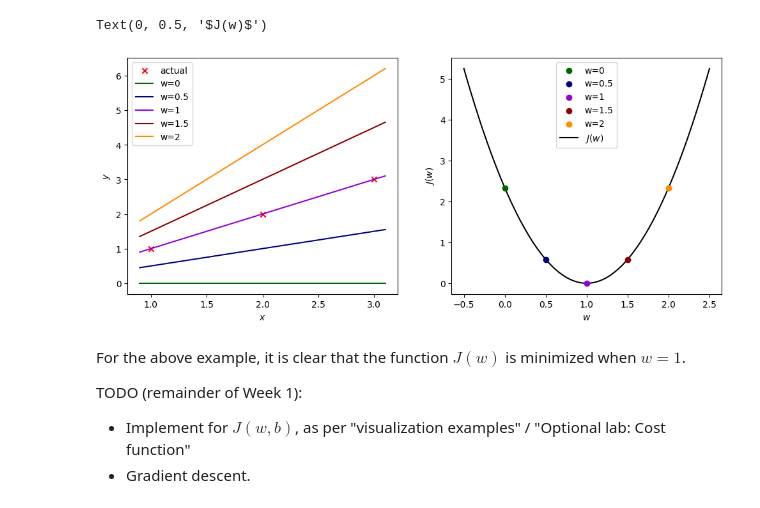
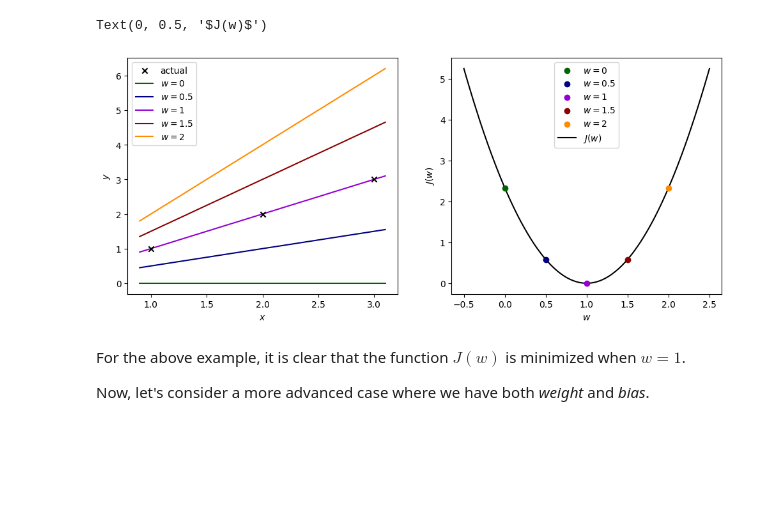
Before and after one commit to multipitch/ml, a Jupyter notebook: 01.ipynb, the cells around one changed output. Drawn from its saved outputs; the diff is of its cells as text; code cells hidden in the pictures; blank space fills up the shorter version.

```diff
--- a/01.ipynb
+++ b/01.ipynb
@@ -133,56 +137,52 @@ Suppose we have the following training set:
 
 We can plot the values of $J(w)$ as a function of $w$:
 # %%
-import matplotlib.pyplot as plt
-import numpy as np
-
 x = np.array([1, 2, 3])
 y = np.array([1, 2, 3])
-m = len(x)
+
 
 def J_w(x, y, w):
-    return (1 / (2 * m)) * np.sum(np.square(x * w - y), axis=0)
+    squared_diff = np.square(x * w - y)
+    return (1 / (2 * x.shape[0])) * np.sum(squared_diff, axis=0)
 
-def J_w_vectorized(x, y, w_vector):
-    x_col = x [:, None] # convert 1D array to 2D column vector
-    y_col = y [:, None] # convert 1D array to 2D column vector
-    w_row = w_vector[None, :] # convert 1D array to 2D row vector
-    return (1 / (2 * m)) * np.sum(np.square(x_col * w_row - y_col), axis=0)
+
+def J_w_vectorized(x, y, w):
+    squared_diff = np.square(x[:, None] * w[None, :] - y[:, None])
+    return (1 / (2 * x.shape[0])) * np.sum(squared_diff, axis=0)
+
 
 fig, axs = plt.subplots(nrows=1, ncols=2)
 
 # Actual values
-axs[0].scatter(x=x, y=y, marker="x", color="r", label="actual")
+axs[0].scatter(x=x, y=y, marker="x", color="k", label="actual")
 
 # Plot lines and J(w) for various values of w
 pred_x = np.array(axs[0].get_xlim())
 pred_w = {0: "darkgreen", 0.5: "navy", 1: "darkviolet", 1.5: "darkred", 2: "darkorange"}
 for w, color in pred_w.items():
     pred_y = w * pred_x
-    axs[0].plot(pred_x, pred_y, color=color, label=f"w={w}")
-    axs[1].scatter(x=w, y=J_w(x, y, w), marker="o", color=color, label=f"w={w}")
+    axs[0].plot(pred_x, pred_y, color=color, label=f"$w={w}$", zorder=0)
+    axs[1].scatter(x=w, y=J_w(x, y, w), marker="o", color=color, label=f"$w={w}$")
 
 # Plot J(w) as a line
 w_n = 100
 w_lim = (-0.5, 2.5)
 w = np.linspace(*w_lim, w_n)
 j_w = J_w_vectorized(x, y, w)
 axs[1].plot(w, j_w, color="k", label="$J(w)$", zorder=0)
 
 # Formatting and labels
 fig.set_figwidth(12)
 axs[0].legend()
 axs[0].set_xlabel("$x$")
 axs[0].set_ylabel("$y$")
 axs[1].legend()
 axs[1].set_xlabel("$w$")
 axs[1].set_ylabel("$J(w)$")
 # %% [output]
 Text(0, 0.5, '$J(w)$')
-[figure, old version]
+[figure, new version]
 # %% [markdown]
 For the above example, it is clear that the function $J(w)$ is minimized when $w = 1$.
 
-TODO (remainder of Week 1):
-* Implement for $J(w, b)$, as per "visualization examples" / "Optional lab: Cost function"
-* Gradient descent.
+Now, let's consider a more advanced case where we have both *weight* and *bias*.
```
Also changed, not shown: parts of 8 cells of this notebook, 3 other files.
